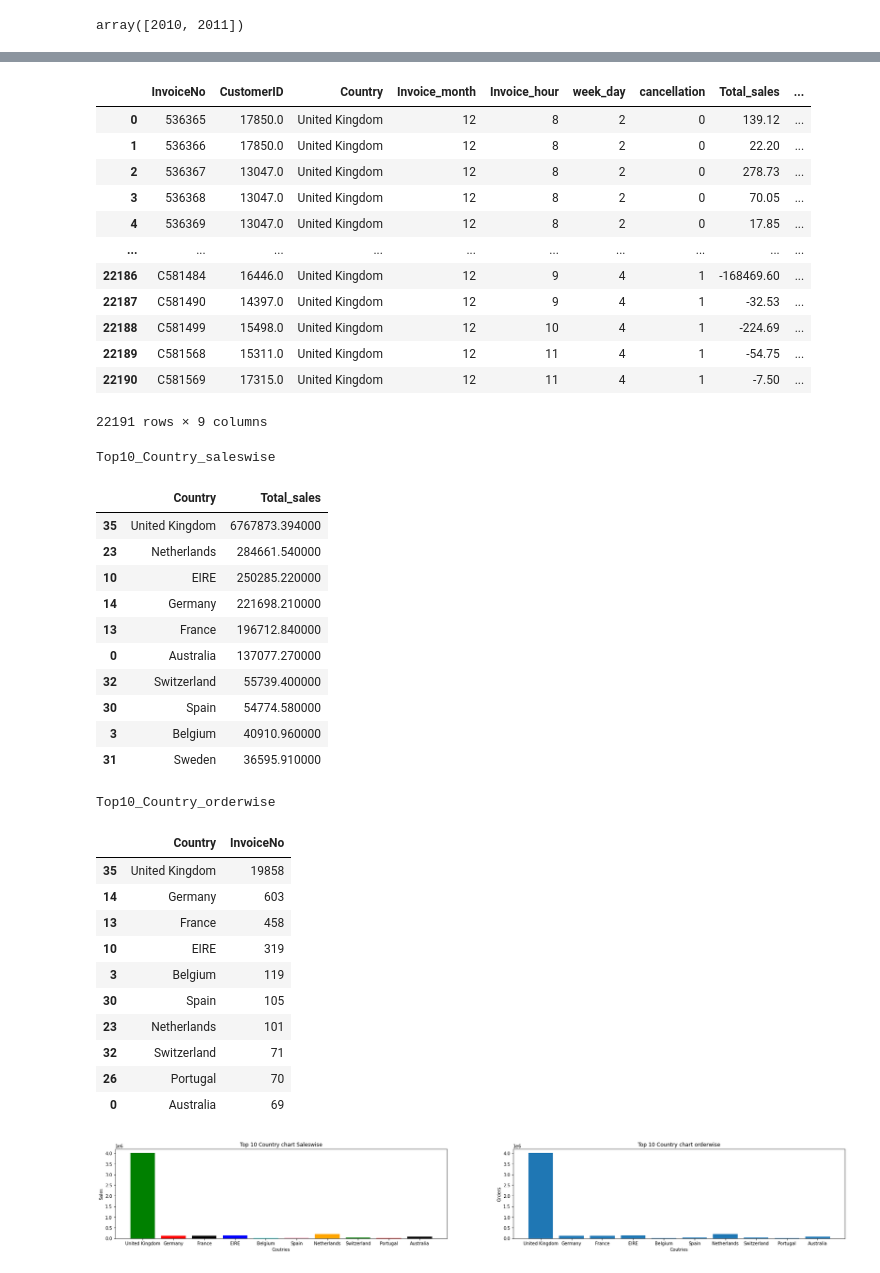
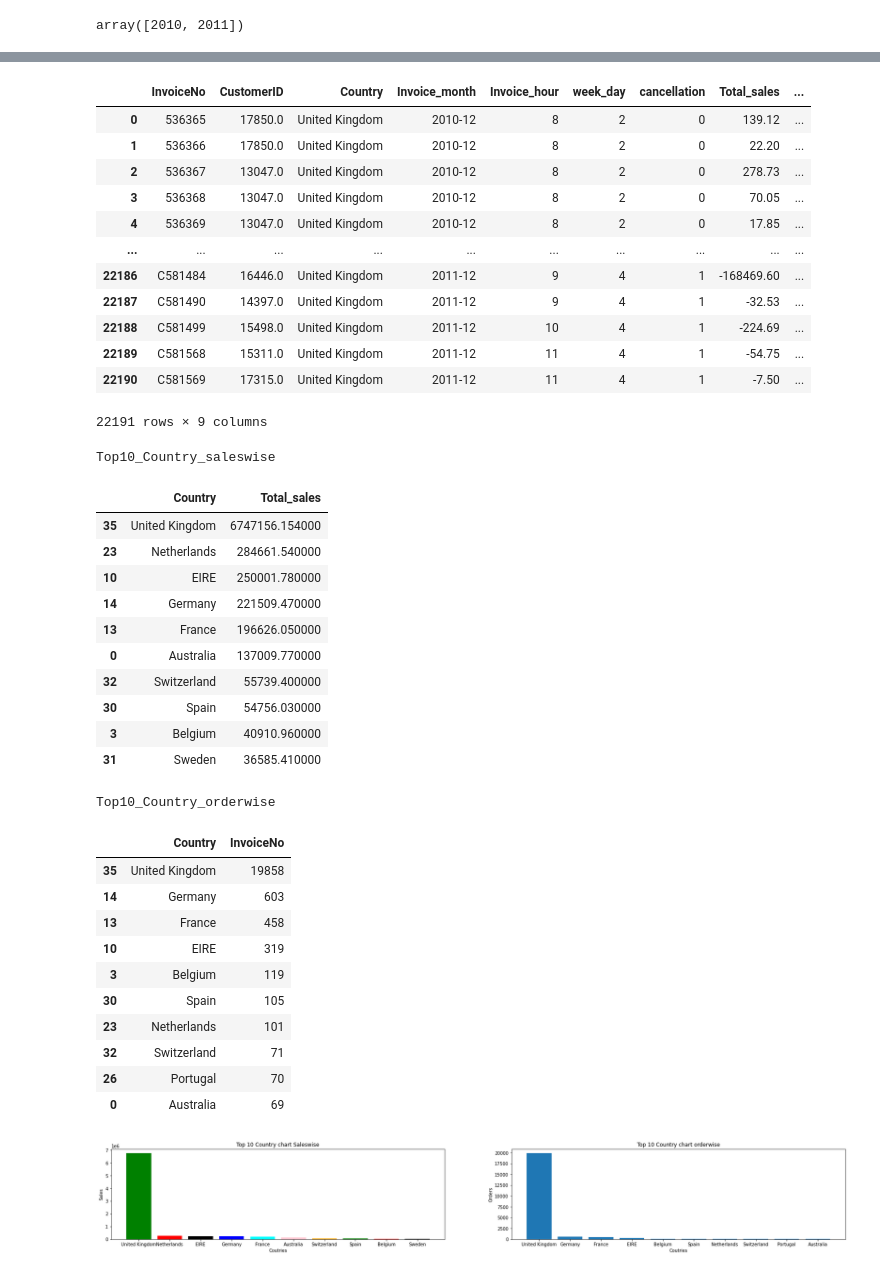
Before and after one commit to solankinitin1210/Capstone-Online-Retail-Customer-Segmentation, a Jupyter notebook: Online_Retail_Customer_Segmentation_Capstone_Project.ipynb, the cells around one changed output, grey strips where cells are left out. Saved outputs shown, nothing was run; the diff lists cells and outputs as text; code cells hidden in the pictures.

```diff
--- a/Online_Retail_Customer_Segmentation_Capstone_Project.ipynb
+++ b/Online_Retail_Customer_Segmentation_Capstone_Project.ipynb
@@ -148,7 +192,7 @@ df[df['cancellation']==1]['InvoiceNo'].nunique()
 df["Total_sales"] = df["UnitPrice"]*df["Quantity"]
 # %%
 # Add Month,year and hour column for EDA
-df['Invoice_month']=df['InvoiceDate'].dt.month
+df['Invoice_month']=df['InvoiceDate'].dt.to_period('M')
 df['Invoice_year']=df['InvoiceDate'].dt.year
 df['Invoice_hour']=df['InvoiceDate'].dt.hour
 df['week_day']=df['InvoiceDate'].dt.weekday
@@ -201,17 +259,17 @@ invoice_dataset=df.groupby(['InvoiceNo','CustomerID','Country','Invoice_month','
 invoice_dataset
 # %% [output]
 |  | InvoiceNo | CustomerID | Country | Invoice_month | Invoice_hour | week_day | cancellation | Total_sales | ... |
-| 0 | 536365 | 17850.0 | United Kingdom | 12 | 8 | 2 | 0 | 139.12 | ... |
-| 1 | 536366 | 17850.0 | United Kingdom | 12 | 8 | 2 | 0 | 22.20 | ... |
-| 2 | 536367 | 13047.0 | United Kingdom | 12 | 8 | 2 | 0 | 278.73 | ... |
-| 3 | 536368 | 13047.0 | United Kingdom | 12 | 8 | 2 | 0 | 70.05 | ... |
-| 4 | 536369 | 13047.0 | United Kingdom | 12 | 8 | 2 | 0 | 17.85 | ... |
+| 0 | 536365 | 17850.0 | United Kingdom | 2010-12 | 8 | 2 | 0 | 139.12 | ... |
+| 1 | 536366 | 17850.0 | United Kingdom | 2010-12 | 8 | 2 | 0 | 22.20 | ... |
+| 2 | 536367 | 13047.0 | United Kingdom | 2010-12 | 8 | 2 | 0 | 278.73 | ... |
+| 3 | 536368 | 13047.0 | United Kingdom | 2010-12 | 8 | 2 | 0 | 70.05 | ... |
+| 4 | 536369 | 13047.0 | United Kingdom | 2010-12 | 8 | 2 | 0 | 17.85 | ... |
 | ... | ... | ... | ... | ... | ... | ... | ... | ... | ... |
-| 22186 | C581484 | 16446.0 | United Kingdom | 12 | 9 | 4 | 1 | -168469.60 | ... |
-| 22187 | C581490 | 14397.0 | United Kingdom | 12 | 9 | 4 | 1 | -32.53 | ... |
-| 22188 | C581499 | 15498.0 | United Kingdom | 12 | 10 | 4 | 1 | -224.69 | ... |
-| 22189 | C581568 | 15311.0 | United Kingdom | 12 | 11 | 4 | 1 | -54.75 | ... |
-| 22190 | C581569 | 17315.0 | United Kingdom | 12 | 11 | 4 | 1 | -7.50 | ... |
+| 22186 | C581484 | 16446.0 | United Kingdom | 2011-12 | 9 | 4 | 1 | -168469.60 | ... |
+| 22187 | C581490 | 14397.0 | United Kingdom | 2011-12 | 9 | 4 | 1 | -32.53 | ... |
+| 22188 | C581499 | 15498.0 | United Kingdom | 2011-12 | 10 | 4 | 1 | -224.69 | ... |
+| 22189 | C581568 | 15311.0 | United Kingdom | 2011-12 | 11 | 4 | 1 | -54.75 | ... |
+| 22190 | C581569 | 17315.0 | United Kingdom | 2011-12 | 11 | 4 | 1 | -7.50 | ... |
 22191 rows × 9 columns
 # %%
 Top10_Country_saleswise=invoice_dataset.groupby('Country')['Total_sales'].sum().reset_index().sort_values('Total_sales',ascending=False).head(10)
@@ -224,16 +282,16 @@ display_html(df1_style._repr_html_() + df2_style._repr_html_(), raw=True)
 # %% [output]
 Top10_Country_saleswise
 |  | Country | Total_sales |
-| 35 | United Kingdom | 6767873.394000 |
+| 35 | United Kingdom | 6747156.154000 |
 | 23 | Netherlands | 284661.540000 |
-| 10 | EIRE | 250285.220000 |
-| 14 | Germany | 221698.210000 |
-| 13 | France | 196712.840000 |
-| 0 | Australia | 137077.270000 |
+| 10 | EIRE | 250001.780000 |
+| 14 | Germany | 221509.470000 |
+| 13 | France | 196626.050000 |
+| 0 | Australia | 137009.770000 |
 | 32 | Switzerland | 55739.400000 |
-| 30 | Spain | 54774.580000 |
+| 30 | Spain | 54756.030000 |
 | 3 | Belgium | 40910.960000 |
-| 31 | Sweden | 36595.910000 |
+| 31 | Sweden | 36585.410000 |
 Top10_Country_orderwise
 |  | Country | InvoiceNo |
 | 35 | United Kingdom | 19858 |
@@ -249,19 +307,19 @@ Top10_Country_orderwise
 # %%
 plt.figure(figsize = (30,40))
 
 plt.subplot(9,2,1) # row 1, col 2 index 1
-plt.bar(Top10_Country_saleswise.Country, Top10_Country_saleswise.Quantity,color=['green', 'red', 'black', 'blue', 'cyan','pink','orange'])
+plt.bar(Top10_Country_saleswise.Country, Top10_Country_saleswise.Total_sales,color=['green', 'red', 'black', 'blue', 'cyan','pink','orange'])
 plt.title("Top 10 Country chart Saleswise")
 plt.xlabel('Coutries')
 plt.ylabel('Sales')
 
 plt.subplot(9,2,2) # index 2
-plt.bar(Top10_Country_orderwise.Country, Top10_Country_orderwise.Quantity)
+plt.bar(Top10_Country_orderwise.Country, Top10_Country_orderwise.InvoiceNo)
 plt.title("Top 10 Country chart orderwise")
 plt.xlabel('Coutries')
 plt.ylabel('Orders')
 
 plt.show()
 # %% [output]
-[figure, old version]
+[figure, new version]
 # %%
```
Also changed, not shown: parts of 53 cells of this notebook.
